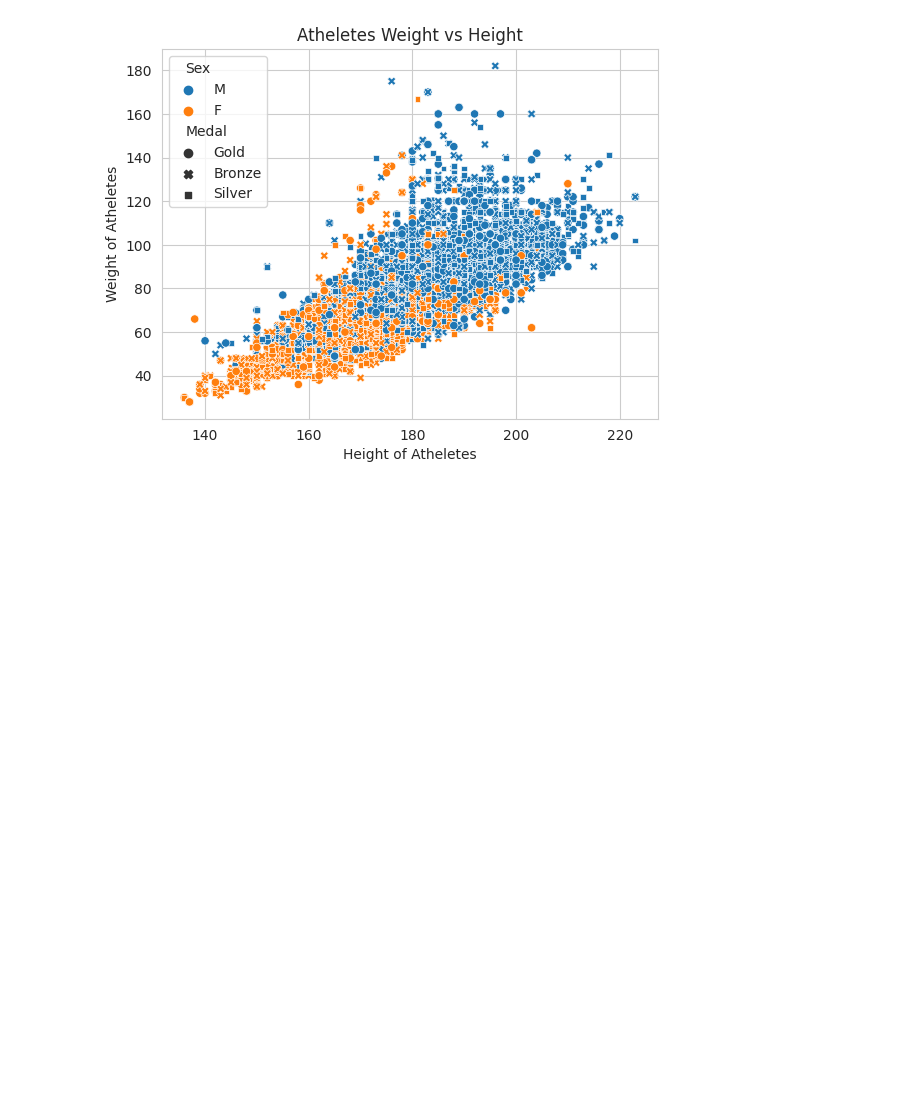
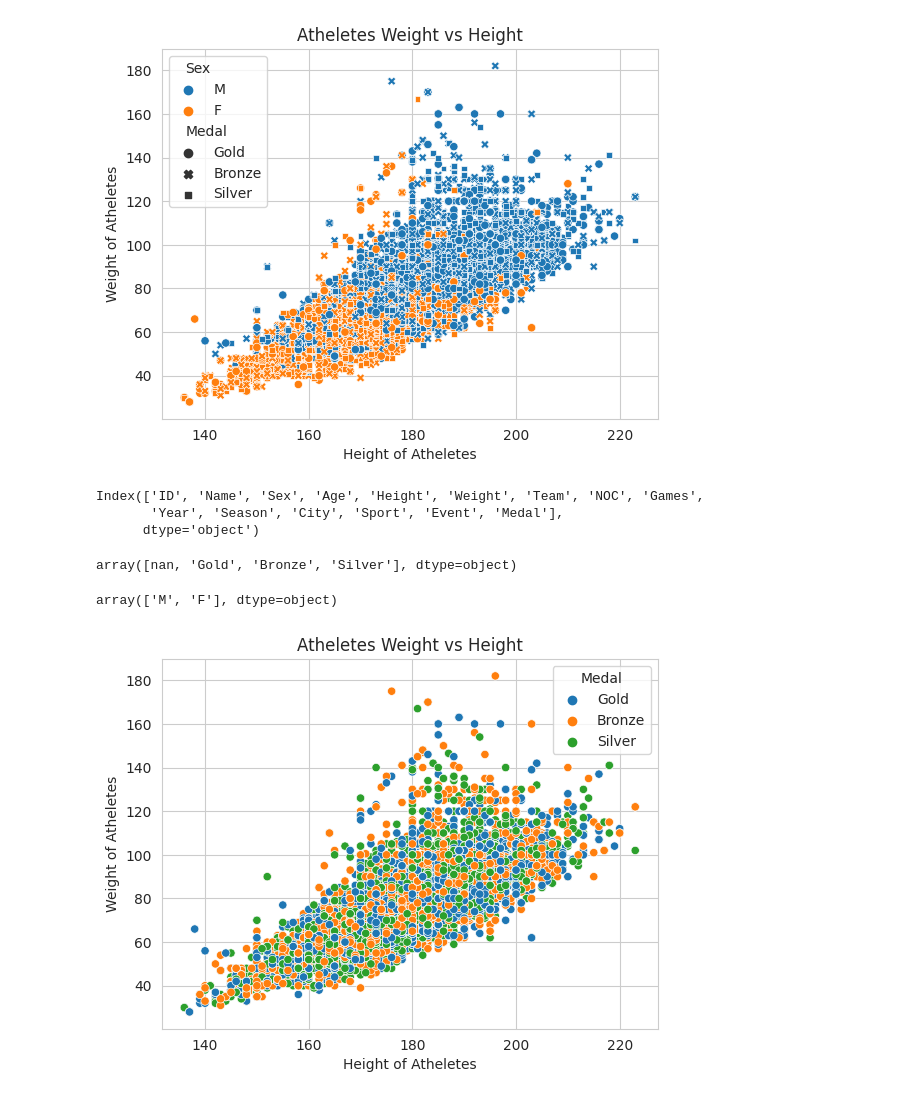
Before and after one commit to hasanhazirbulan/Olympic-Athletes-Kaggle, a Jupyter notebook: olympic-athletes-notebook.ipynb, the cells around one changed output. Saved outputs shown, nothing was run; the diff lists cells and outputs as text; code cells hidden in the pictures; blank space fills up the shorter version.

Commit message:
Kaggle Notebook | olympic-athletes-notebook | seaborn graphics

```diff
--- a/olympic-athletes-notebook.ipynb
+++ b/olympic-athletes-notebook.ipynb
@@ -124,3 +124,26 @@ plt.title('Atheletes Weight vs Height')
 plt.show()
 # %% [output]
 [figure]
+# %%
+data.columns
+# %% [output]
+Index(['ID', 'Name', 'Sex', 'Age', 'Height', 'Weight', 'Team', 'NOC', 'Games',
+       'Year', 'Season', 'City', 'Sport', 'Event', 'Medal'],
+      dtype='object')
+# %%
+data["Medal"].unique()
+# %% [output]
+array([nan, 'Gold', 'Bronze', 'Silver'], dtype=object)
+# %%
+data["Sex"].unique()
+# %% [output]
+array(['M', 'F'], dtype=object)
+# %%
+sns.set_style("whitegrid")
+sns.scatterplot(x='Height',y='Weight', hue="Medal", data=data)
+plt.xlabel('Height of Atheletes')
+plt.ylabel('Weight of Atheletes')
+plt.title('Atheletes Weight vs Height')
+plt.show()
+# %% [output]
+[figure, added]
```
Also changed, not shown: parts of 11 cells of this notebook.
